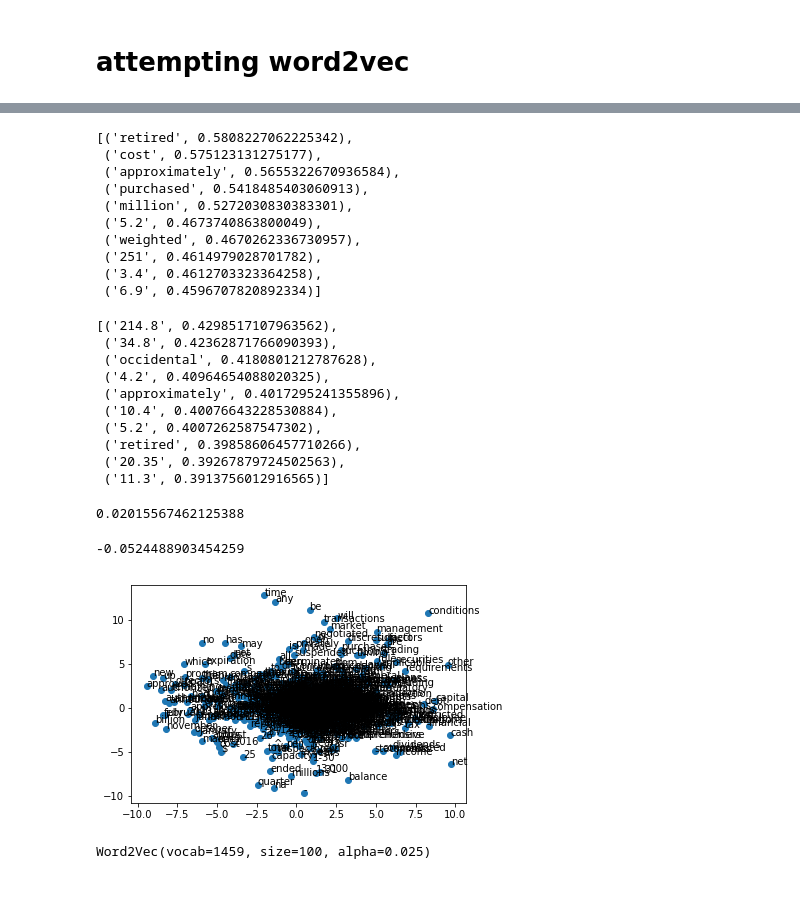
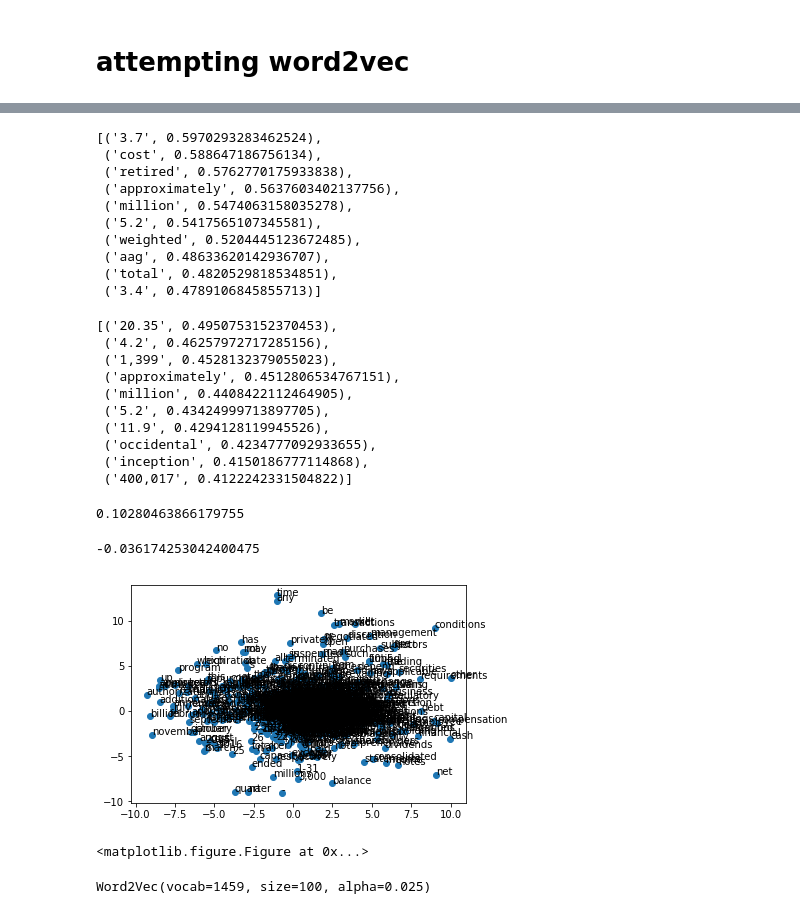
Before and after one commit to DataScienceBS/data-question-8-splashing-lionesses, a Jupyter notebook: New Constructs.ipynb, the cells around one changed output, grey strips where cells are left out. Cells and saved outputs as stored; diff of their text form; code cells hidden in the pictures.

```diff
--- a/New Constructs.ipynb
+++ b/New Constructs.ipynb
@@ -49,13 +49,14 @@ friendly_lists.update({'Share_Repurchase_Count' : ['a cost of', 'total cost of',
 'at an aggregate', 'an aggregate cost', 'in millions', 'repurchase of common', 'aggregate purchase price', 'cost of repurchase']})
 # %%
 start = time.time()
-path = "data/nc_validation_filings_test/"
+path = "data/nc_validation_filings/"
 file_pattern = r"[\d-]+"
-compiled_df = pd.DataFrame(columns=['list','acc','text'])  # creating blank df with named columns
+compiled_df = pd.DataFrame(columns=['friendly name','accession number','sentence'])  # creating blank df with named columns
 
 acc = []
 sent = []                               # creating empty lists to append in loop
 friendly_name = []
+
 
 for filename in os.listdir(path):
      if filename.endswith('.html'):
@@ -74,18 +75,18 @@ for filename in os.listdir(path):
                             friendly_name.append(cats)
                             acc.append(accession[0])
 
-compiled_df = compiled_df.append(pd.DataFrame({'list':friendly_name, 'acc':acc, 'text':sent}), ignore_index=True)
+compiled_df = compiled_df.append(pd.DataFrame({'friendly name':friendly_name, 'accession number':acc, 'sentence':sent}), ignore_index=True)
 
-compiled_df['text'] = compiled_df['text'].str.lower()
-#compiled_df.drop_duplicates(keep='first', inplace=True)
-#compiled_df = compiled_df.reset_index()
+compiled_df['sentence'] = compiled_df['sentence'].str.lower()
+compiled_df.drop_duplicates(keep='first', inplace=True)
+compiled_df = compiled_df.reset_index()
 
 # stripping out unicode characters created from new line, other doc strings, and extra spaces#
-compiled_df['text'] = compiled_df['text'].str.replace(u'\n',' ')
-compiled_df['text'] = compiled_df['text'].str.replace(u'\ufeff',' ')
-compiled_df['text'] = compiled_df['text'].str.replace('  ',' ')
-compiled_df['text'] = compiled_df['text'].str.replace('  ',' ')
-compiled_df['text'] = compiled_df['text'].str.replace('  ',' ')
+compiled_df['sentence'] = compiled_df['sentence'].str.replace(u'\n',' ')
+compiled_df['sentence'] = compiled_df['sentence'].str.replace(u'\ufeff',' ')
+compiled_df['sentence'] = compiled_df['sentence'].str.replace('  ',' ')
+compiled_df['sentence'] = compiled_df['sentence'].str.replace('  ',' ')
+compiled_df['sentence'] = compiled_df['sentence'].str.replace('  ',' ')
 
 end = time.time()
 print(end-start)
@@ -124,0 +110,3 @@ Name: list, dtype: int64
+# %%
+compiled_df = compiled_df[compiled_df['friendly name'] != 'Share_Repurchase_Count']
+compiled_df = compiled_df[compiled_df['friendly name'] != 'Amount_Spent_on_Share_Repurchases']
@@ -133,7 +137,7 @@ Name: list, dtype: int64
 # %% [markdown]
 # attempting word2vec
 # %%
-toked_sent = df_train.apply(lambda row: nltk.word_tokenize(row['paragraph_text']), axis=1)
+toked_sent = compiled_df.apply(lambda row: nltk.word_tokenize(row['text']), axis=1)
 # %%
 # https://machinelearningmastery.com/develop-word-embeddings-python-gensim/
 model = Word2Vec(toked_sent, workers=8, window=15)
@@ -160,52 +164,54 @@ model.wv.most_similar(positive=w1)
 w2 = 'repurchased'
 model.wv.most_similar(positive=w2)
 # %% [output]
-[('retired', 0.5808227062225342),
- ('cost', 0.575123131275177),
- ('approximately', 0.5655322670936584),
- ('purchased', 0.5418485403060913),
- ('million', 0.5272030830383301),
- ('5.2', 0.4673740863800049),
- ('weighted', 0.4670262336730957),
- ('251', 0.4614979028701782),
- ('3.4', 0.4612703323364258),
- ('6.9', 0.4596707820892334)]
+[('3.7', 0.5970293283462524),
+ ('cost', 0.588647186756134),
+ ('retired', 0.5762770175933838),
+ ('approximately', 0.5637603402137756),
+ ('million', 0.5474063158035278),
+ ('5.2', 0.5417565107345581),
+ ('weighted', 0.5204445123672485),
+ ('aag', 0.48633620142936707),
+ ('total', 0.4820529818534851),
+ ('3.4', 0.4789106845855713)]
 # %%
 w3 = 'shares'
 model.wv.most_similar(positive=w3)
 # %% [output]
-[('214.8', 0.4298517107963562),
- ('34.8', 0.42362871766090393),
- ('occidental', 0.4180801212787628),
- ('4.2', 0.40964654088020325),
- ('approximately', 0.4017295241355896),
- ('10.4', 0.40076643228530884),
- ('5.2', 0.4007262587547302),
- ('retired', 0.39858606457710266),
- ('20.35', 0.39267879724502563),
- ('11.3', 0.3913756012916565)]
+[('20.35', 0.4950753152370453),
+ ('4.2', 0.46257972717285156),
+ ('1,399', 0.4528132379055023),
+ ('approximately', 0.4512806534767151),
+ ('million', 0.4408422112464905),
+ ('5.2', 0.43424999713897705),
+ ('11.9', 0.4294128119945526),
+ ('occidental', 0.4234777092933655),
+ ('inception', 0.4150186777114868),
+ ('400,017', 0.4122242331504822)]
 # %%
 model.wv.similarity(w1,w3)
 # %% [output]
-0.02015567462125388
+0.10280463866179755
 # %%
 model.wv.similarity(w1,w2)
 # %% [output]
--0.0524488903454259
+-0.036174253042400475
 # %%
 X = model[model.wv.vocab]
 pca = PCA(n_components=2)
 result = pca.fit_transform(X)
 
 # create a scatter plot of the projection
 pyplot.scatter(result[:, 0], result[:, 1])
 words = list(model.wv.vocab)
 
 for i, word in enumerate(words):
     pyplot.annotate(word, xy=(result[i, 0], result[i, 1]))
+pyplot.figure(figsize=(15,15))
 pyplot.show()
 # %% [output]
-[figure, old version]
+[figure, new version]
+<matplotlib.figure.Figure at 0x...>
 # %%
 print(model)
 # %% [output]
```
Also changed, not shown: parts of 19 cells of this notebook, 4 other files.
